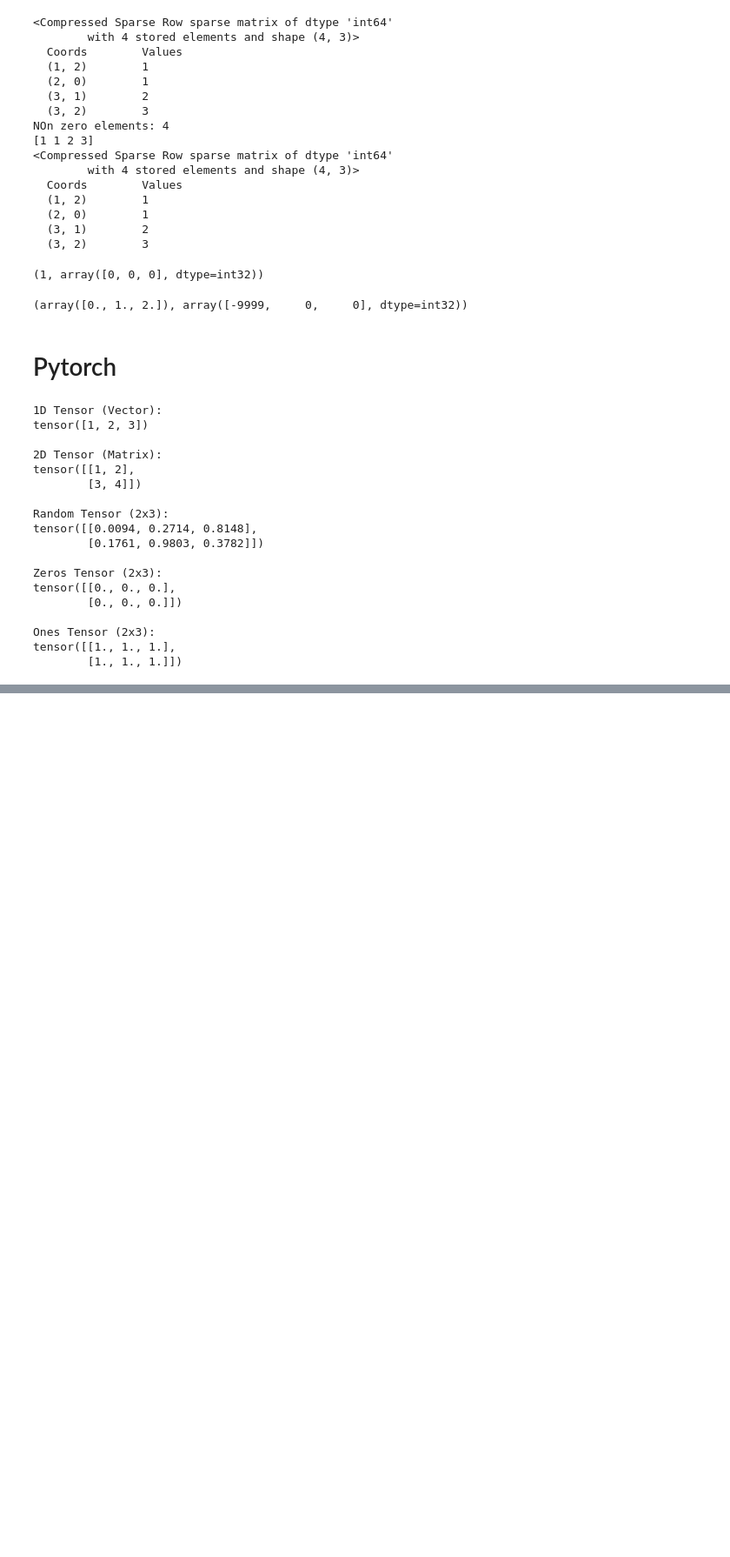
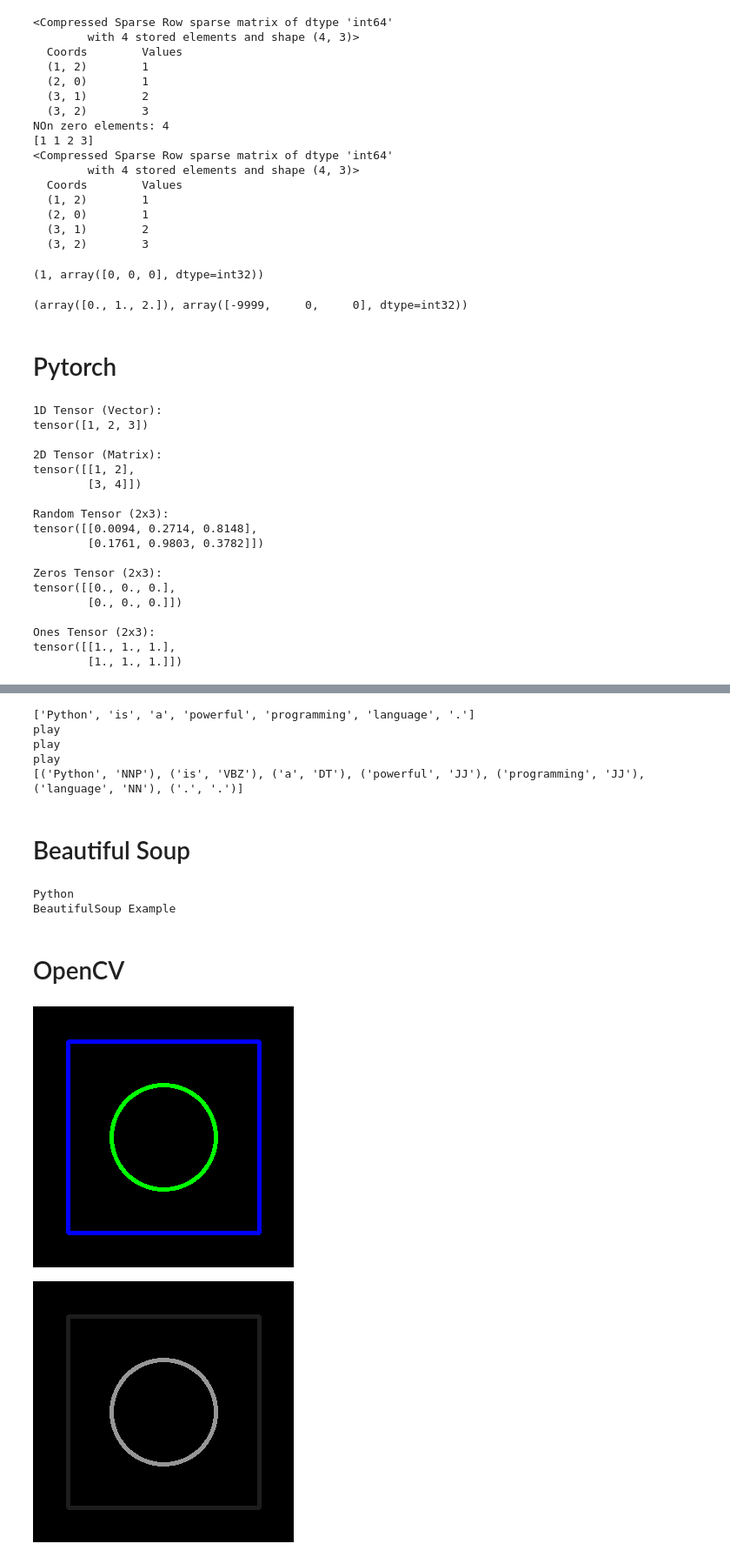
Before and after one commit to hridya-r-n/MCA-lab, a Jupyter notebook: Hridya.ipynb, the cells around one changed output, grey strips where cells are left out. Shown at 87% size. Cells and saved outputs as stored; diff of their text form; code cells hidden in the pictures; blank space fills up the shorter version.

```diff
--- a/Hridya.ipynb
+++ b/Hridya.ipynb
@@ -418,0 +467,62 @@ element=
+# %%
+import nltk
+from nltk.tokenize import word_tokenize
+from nltk import pos_tag
+from nltk.stem import PorterStemmer
+
+
+text = "Python is a powerful programming language."
+
+words = word_tokenize(text)
+print(words)
+
+# create an object of class PorterStemmer
+porter = PorterStemmer()
+print(porter.stem("playing"))
+print(porter.stem("plays"))
+print(porter.stem("played"))
+
+tags = pos_tag(words)
+print(tags)
+# %% [output]
+['Python', 'is', 'a', 'powerful', 'programming', 'language', '.']
+play
+play
+play
+[('Python', 'NNP'), ('is', 'VBZ'), ('a', 'DT'), ('powerful', 'JJ'), ('programming', 'JJ'), ('language', 'NN'), ('.', '.')]
+# %% [markdown]
+# Beautiful Soup
+# %%
+from bs4 import BeautifulSoup
+
+html = """
+<html>
+<body>
+<h2>Python</h2>
+<p>BeautifulSoup Example</p>
+</body>
+</html>
+"""
+
+soup = BeautifulSoup(html,"html.parser")
+
+print(soup.find("h2").get_text())
+print(soup.find("p").get_text())
+# %% [output]
+Python
+BeautifulSoup Example
+# %% [markdown]
+# OpenCV
+# %%
+import cv2
+from google.colab.patches import cv2_imshow
+
+img = cv2.imread("download.png", cv2.IMREAD_COLOR)
+
+
+cv2_imshow(img)
+cvt_color = cv2.cvtColor(img, cv2.COLOR_BGR2GRAY)
+cv2_imshow(cvt_color)
+# %% [output]
+[figure, added]
+[figure, added]
```
Also changed, not shown: parts of 15 cells of this notebook.
